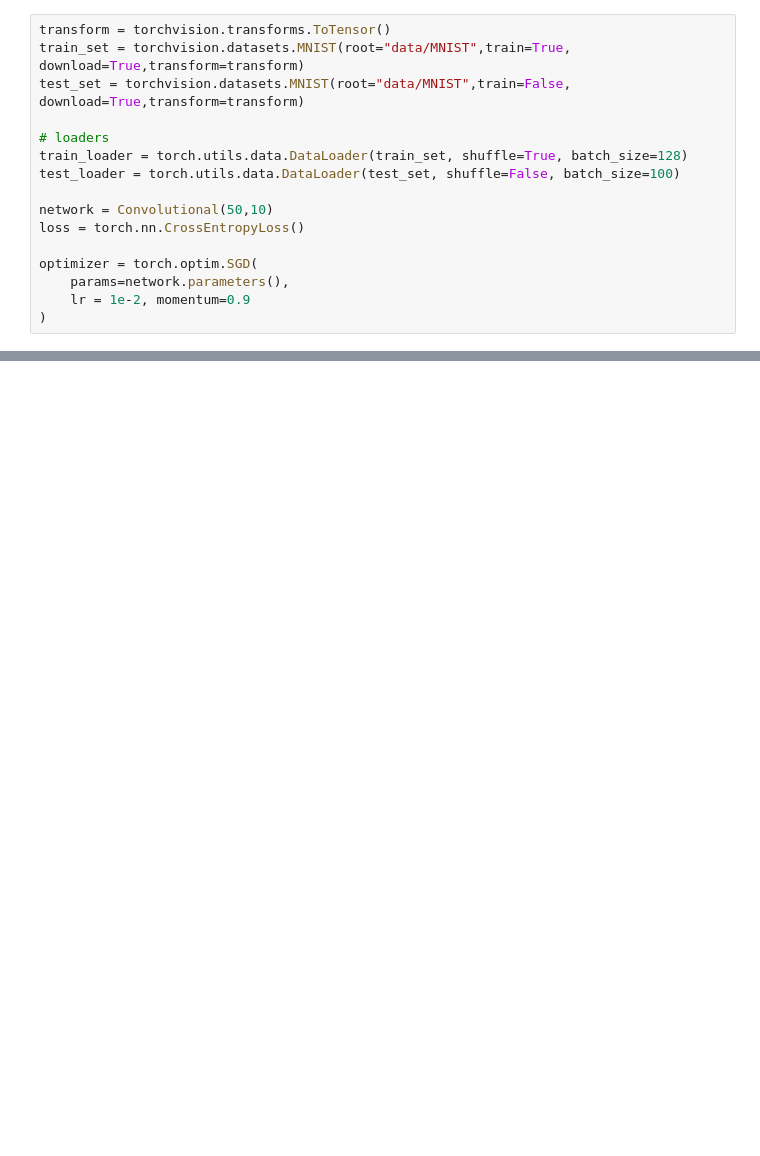
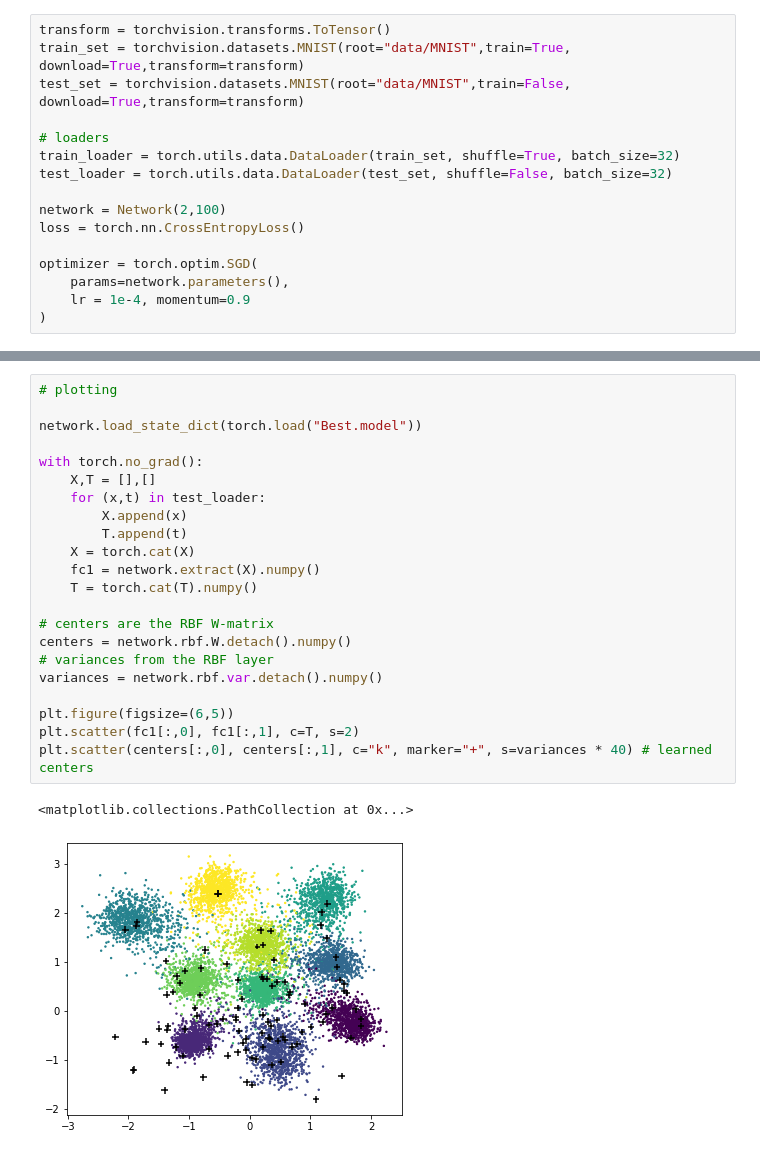
Before and after one commit to kebohn/deepLearningExercises, a Jupyter notebook: 12/rbf.ipynb, the cells around one changed output, grey strips where cells are left out. Cells and saved outputs as stored; diff of their text form; blank space fills up the shorter version.

```diff
--- a/12/rbf.ipynb
+++ b/12/rbf.ipynb
@@ -53,13 +54,13 @@ train_set = torchvision.datasets.MNIST(root="data/MNIST",train=True, download=Tr
 test_set = torchvision.datasets.MNIST(root="data/MNIST",train=False, download=True,transform=transform)
 
 # loaders
-train_loader = torch.utils.data.DataLoader(train_set, shuffle=True, batch_size=128)
-test_loader = torch.utils.data.DataLoader(test_set, shuffle=False, batch_size=100)
+train_loader = torch.utils.data.DataLoader(train_set, shuffle=True, batch_size=32)
+test_loader = torch.utils.data.DataLoader(test_set, shuffle=False, batch_size=32)
 
-network = Convolutional(50,10)
+network = Network(2,100)
 loss = torch.nn.CrossEntropyLoss()
 
 optimizer = torch.optim.SGD(
     params=network.parameters(),
-    lr = 1e-2, momentum=0.9
+    lr = 1e-4, momentum=0.9
 )
@@ -135,0 +110,25 @@ Epoch 50:
+# %%
+# plotting
+
+network.load_state_dict(torch.load("Best.model"))
+
+with torch.no_grad():
+    X,T = [],[]
+    for (x,t) in test_loader:
+        X.append(x)
+        T.append(t)
+    X = torch.cat(X)
+    fc1 = network.extract(X).numpy()
+    T = torch.cat(T).numpy()
+
+# centers are the RBF W-matrix
+centers = network.rbf.W.detach().numpy()
+# variances from the RBF layer
+variances = network.rbf.var.detach().numpy()
+
+plt.figure(figsize=(6,5))
+plt.scatter(fc1[:,0], fc1[:,1], c=T, s=2)
+plt.scatter(centers[:,0], centers[:,1], c="k", marker="+", s=variances * 40) # learned centers
+# %% [output]
+<matplotlib.collections.PathCollection at 0x...>
+[figure, added]
```
Also changed, not shown: parts of 4 cells of this notebook, 8 other files.
